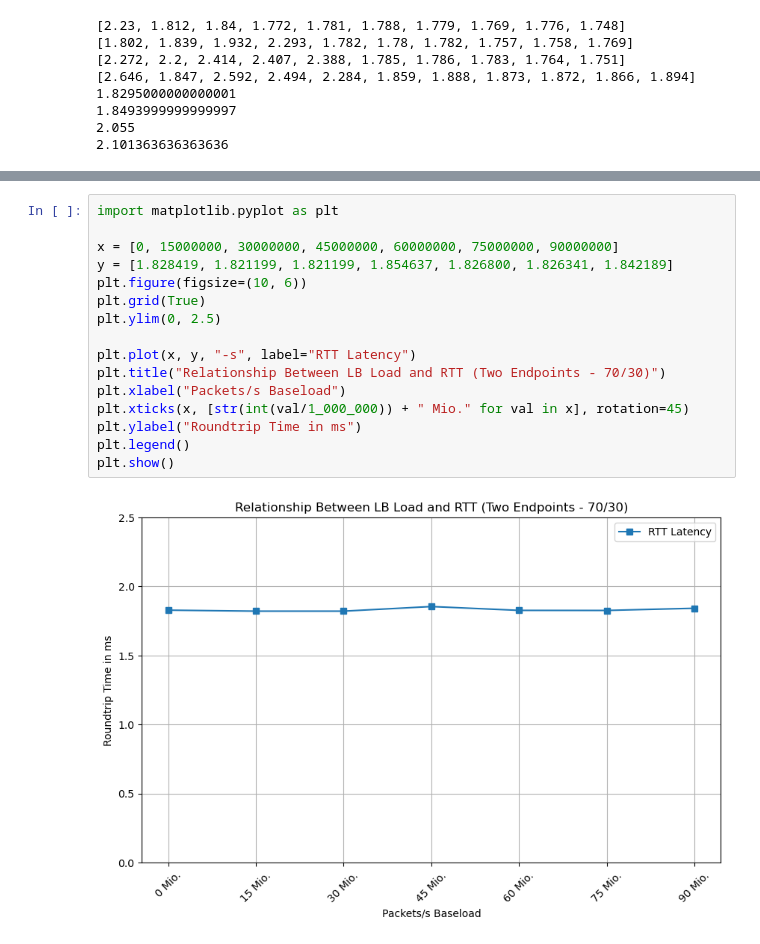
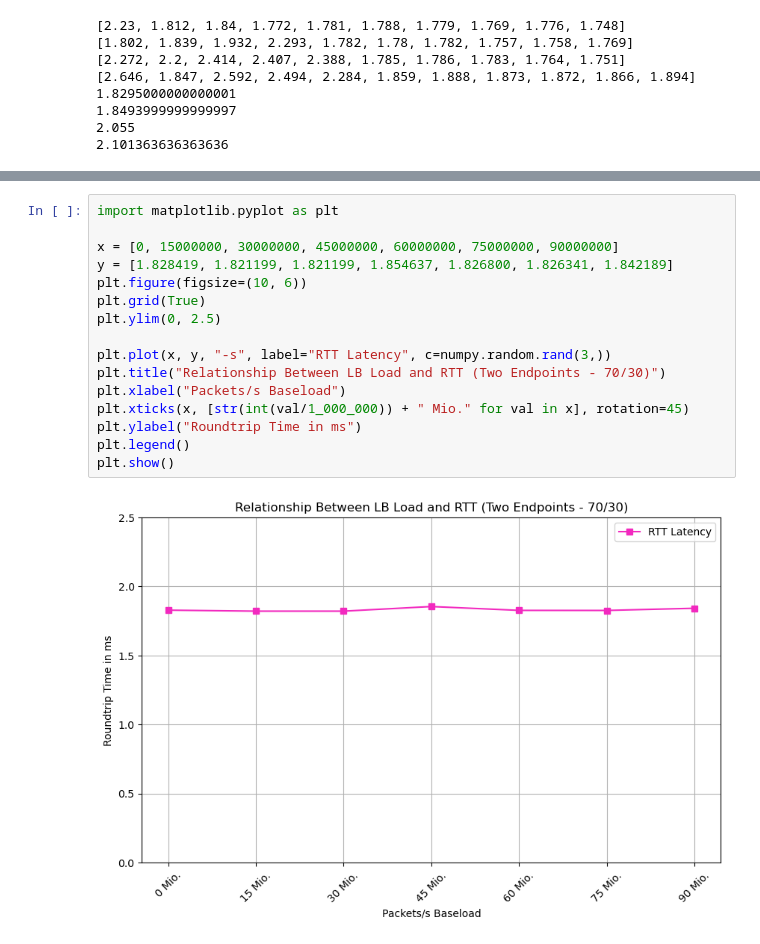
Before and after one commit to gespel/Bachelorarbeit, a Jupyter notebook: notebooks/latency.ipynb, the cells around one changed output, grey strips where cells are left out. Drawn from its saved outputs; the diff is of its cells as text.

Commit message:
colorful graphs

```diff
--- a/notebooks/latency.ipynb
+++ b/notebooks/latency.ipynb
@@ -81,21 +83,21 @@ plt.show()
 # %%
 import matplotlib.pyplot as plt
 
 x = [0, 15000000, 30000000, 45000000, 60000000, 75000000, 90000000]
 y = [1.828419, 1.821199, 1.821199, 1.854637, 1.826800, 1.826341, 1.842189]
 plt.figure(figsize=(10, 6))
 plt.grid(True)
 plt.ylim(0, 2.5)
 
-plt.plot(x, y, "-s", label="RTT Latency")
+plt.plot(x, y, "-s", label="RTT Latency", c=numpy.random.rand(3,))
 plt.title("Relationship Between LB Load and RTT (Two Endpoints - 70/30)")
 plt.xlabel("Packets/s Baseload")
 plt.xticks(x, [str(int(val/1_000_000)) + " Mio." for val in x], rotation=45)
 plt.ylabel("Roundtrip Time in ms")
 plt.legend()
 plt.show()
 # %% [output]
-[figure, old version]
+[figure, new version]
 # %%
 import matplotlib.pyplot as plt
 
```
Also changed, not shown: parts of 4 cells of this notebook.
